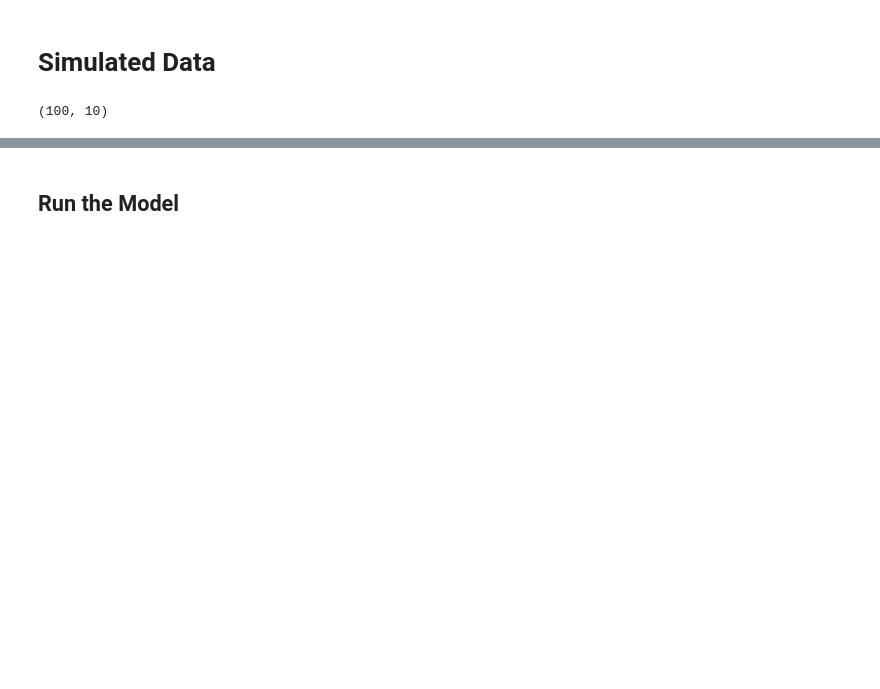
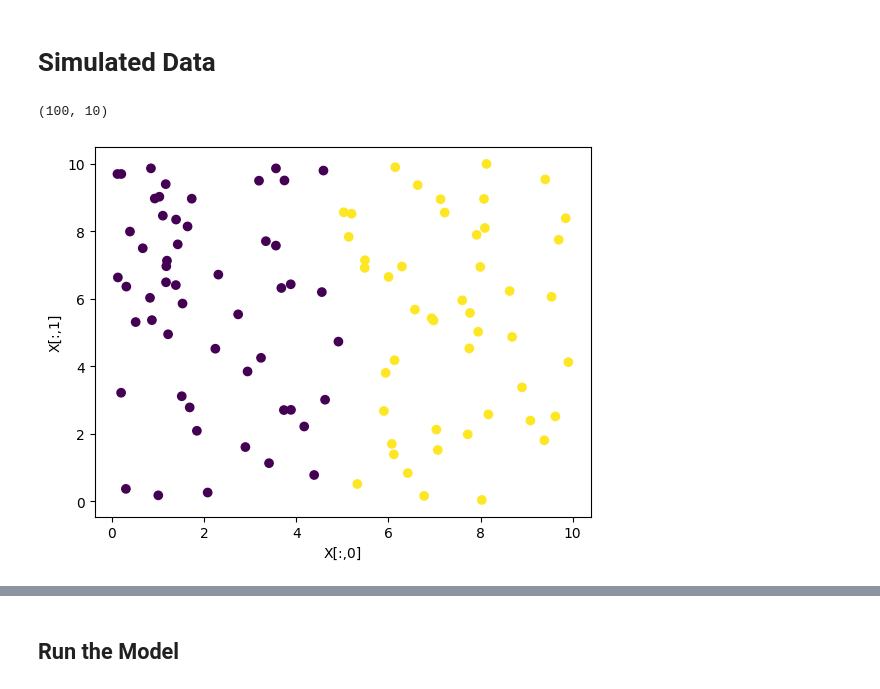
Before and after one commit to iamharkirat/STP-540, a Jupyter notebook: STP540_Single_Layer_Neural_Network_2.ipynb, the cells around one changed output, grey strips where cells are left out. Drawn from its saved outputs; the diff is of its cells as text; code cells hidden in the pictures; blank space fills up the shorter version.

```diff
--- a/STP540_Single_Layer_Neural_Network_2.ipynb
+++ b/STP540_Single_Layer_Neural_Network_2.ipynb
@@ -17,7 +17,15 @@ from sklearn.model_selection import train_test_split
 np.random.seed(42)
 X = np.random.rand(100, 10) * 10
 y = np.where(X[:, 0] > 5, 1, 0)  # use the first column of X as the label
-# %%
-X.shape
-# %% [output]
-(100, 10)
+# %%
+
+X.shape
+# %% [output]
+(100, 10)
+# %%
+plt.scatter(X[:,0], X[:,1], c=y)
+plt.xlabel('X[:,0]')
+plt.ylabel('X[:,1]')
+plt.show()
+# %% [output]
+[figure, added]
```
Also changed, not shown: parts of 18 cells of this notebook.
